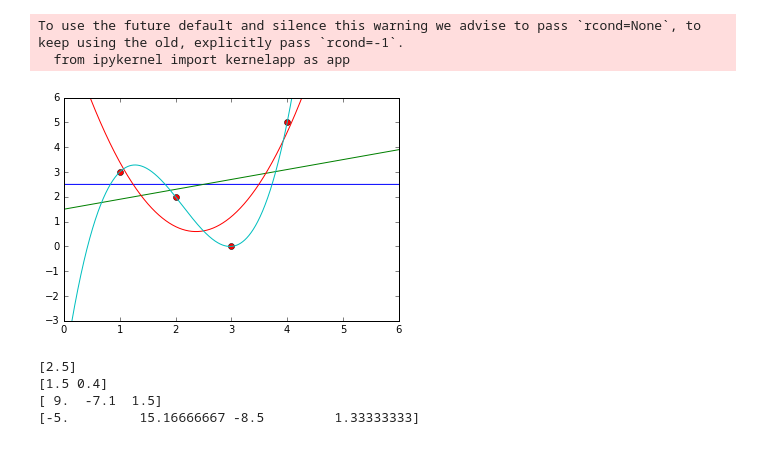
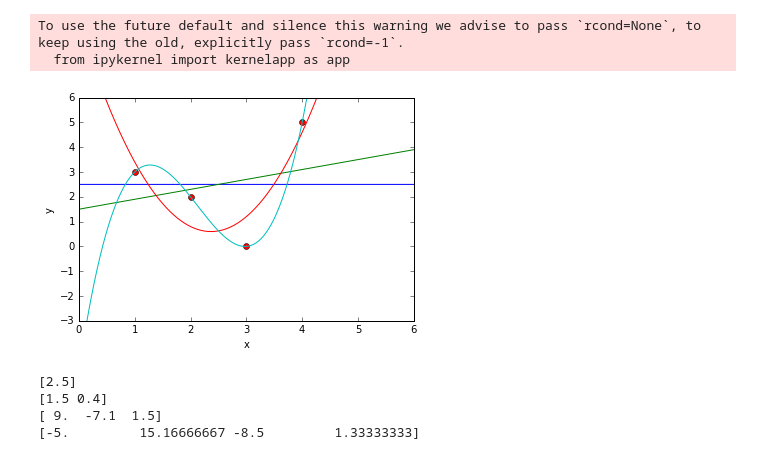
Before and after one commit to Faiz-zz-zz/sl, a Jupyter notebook: 1.1.ipynb, the cells around one changed output. Cells and saved outputs as stored; diff of their text form; code cells hidden in the pictures.

```diff
--- a/1.1.ipynb
+++ b/1.1.ipynb
@@ -38,12 +38,14 @@ def predict_y(weights, xs):
     return tot_arr
 # %%
 plt.axis([0, 6, -3, 6])
+plt.xlabel("x")
+plt.ylabel("y")
 plt.plot(xs, ys, 'ro')
 line = [i/1000 for i in range(0, 6000)]
 for i in range(1, 5):
     plt.plot(line, predict_y(weights[i - 1], line), label="k={}".format(i))
 # %% [output]
-[figure, old version]
+[figure, new version]
 # %%
 # equations
 for weight in weights:
```
Also changed, not shown: parts of 20 cells of this notebook, 1 other file.
